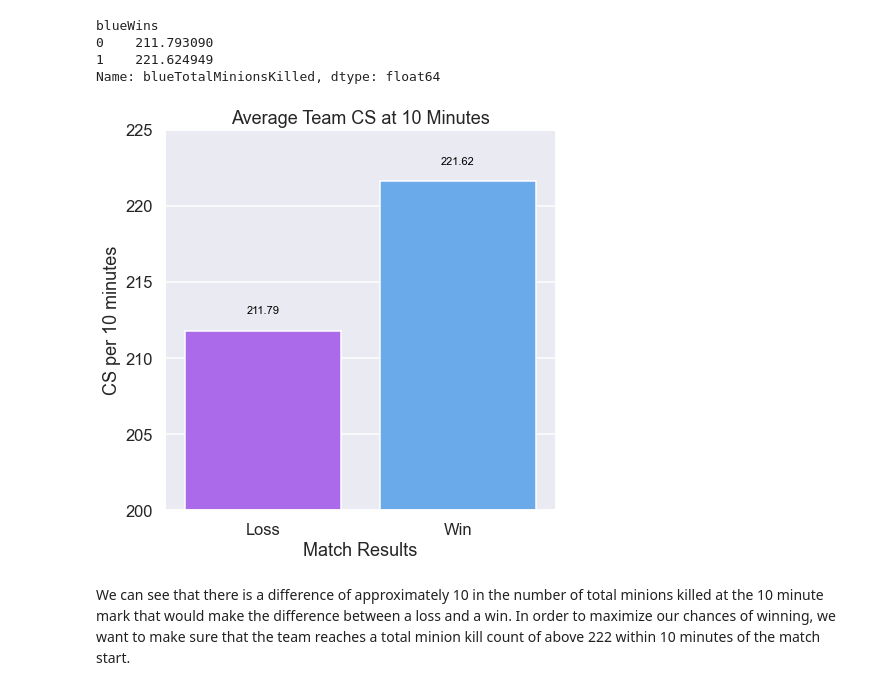
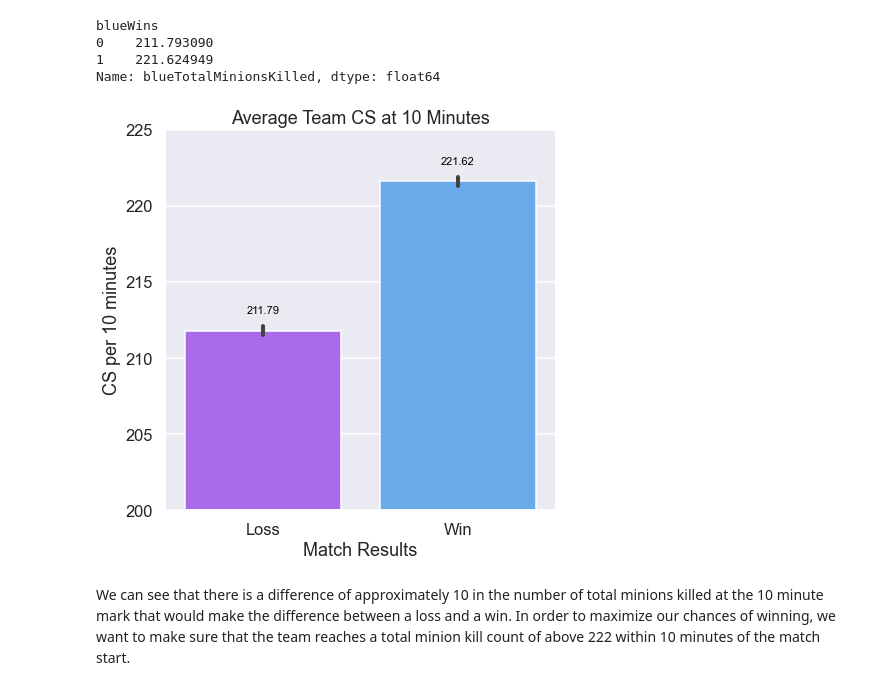
Before and after one commit to ds-leehanjin/league-of-legends-outcome-classification, a Jupyter notebook: notebook_final.ipynb, the cells around one changed output. Cells and saved outputs as stored; diff of their text form; code cells hidden in the pictures.

```diff
--- a/notebook_final.ipynb
+++ b/notebook_final.ipynb
@@ -924,28 +1110,28 @@ Name: blueTotalMinionsKilled, dtype: float64
 # %%
 # Create bar plot of mean number of minions killed for losses and wins
 fig, ax = plt.subplots(figsize=(7,7))
 
-sns.barplot(x=df_minions.index, y=df_minions.values, palette='cool_r', ax=ax)
+sns.barplot(data=df_viz, x='blueWins', y='blueTotalMinionsKilled', palette='cool_r', ax=ax, ci=68)
 
 ax.set_title('Average Team CS at 10 Minutes')
 ax.set_xlabel('Match Results')
 ax.set_ylabel('CS per 10 minutes')
 ax.set_xticklabels(['Loss','Win'])
 
 # Method for displaying values at the top of bars found at:
 # https://stackoverflow.com/questions/45946970/displaying-of-values-on-barchart
 x_axis = ax.get_xticklabels()
 y_axis = [df_minions.values]
 
 for p in ax.patches:
     ax.annotate("%.2f" % p.get_height(), (p.get_x() + p.get_width() / 2., \
                                           p.get_height()),ha='center', \
                 va='center', fontsize=11, color='black', xytext=(0, 20), \
                 textcoords='offset points')
 
 ax.set_ylim([200, 225]);
 # %% [output]
-[figure, old version]
+[figure, new version]
 # %% [markdown]
 We can see that there is a difference of approximately 10 in the number of total minions killed at the 10 minute mark that would make the difference between a loss and a win. In order to maximize our chances of winning, we want to make sure that the team reaches a total minion kill count of above 222 within 10 minutes of the match start.
 # %%
```
Also changed, not shown: parts of 46 cells of this notebook, 2 other files.
